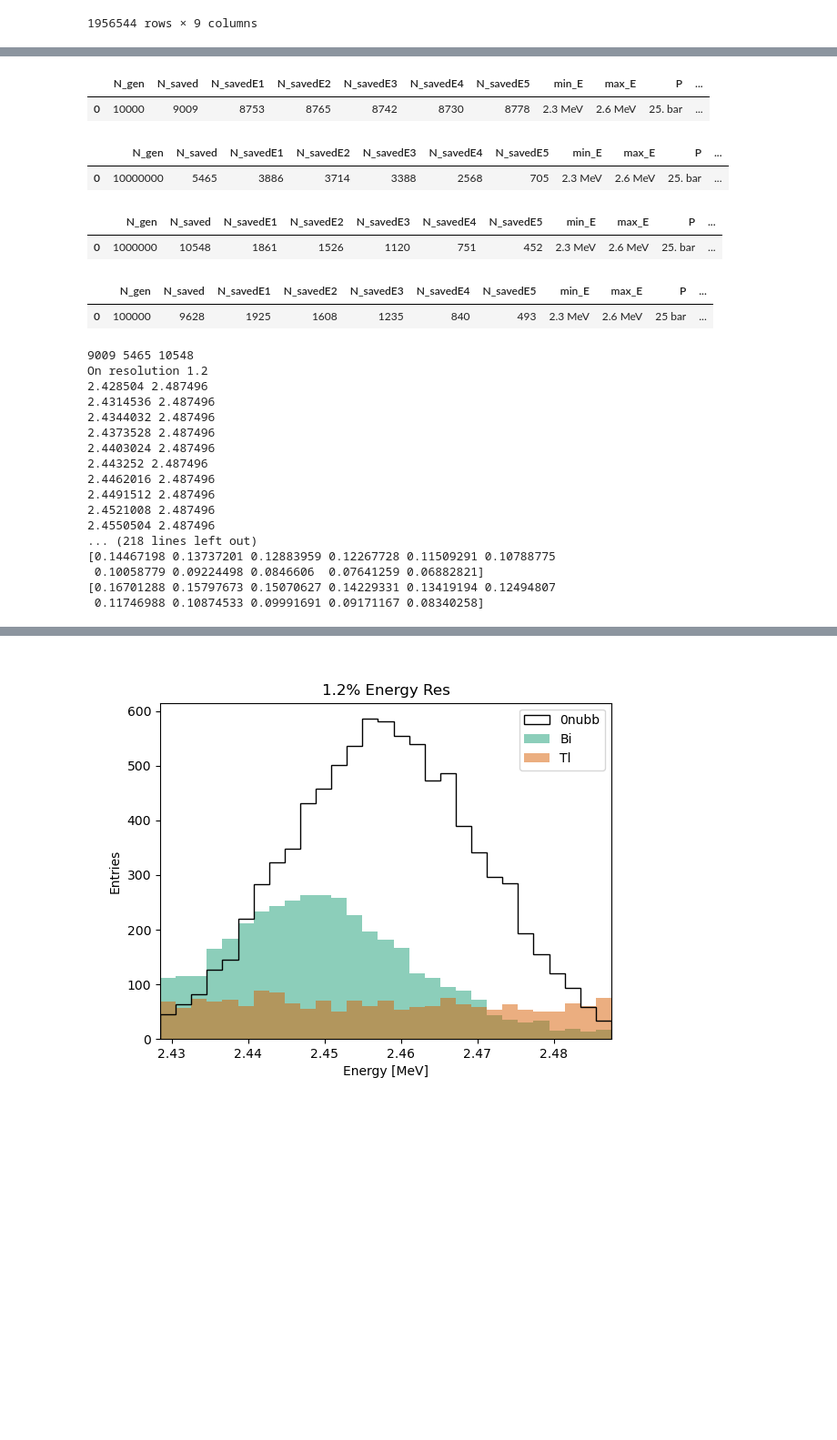
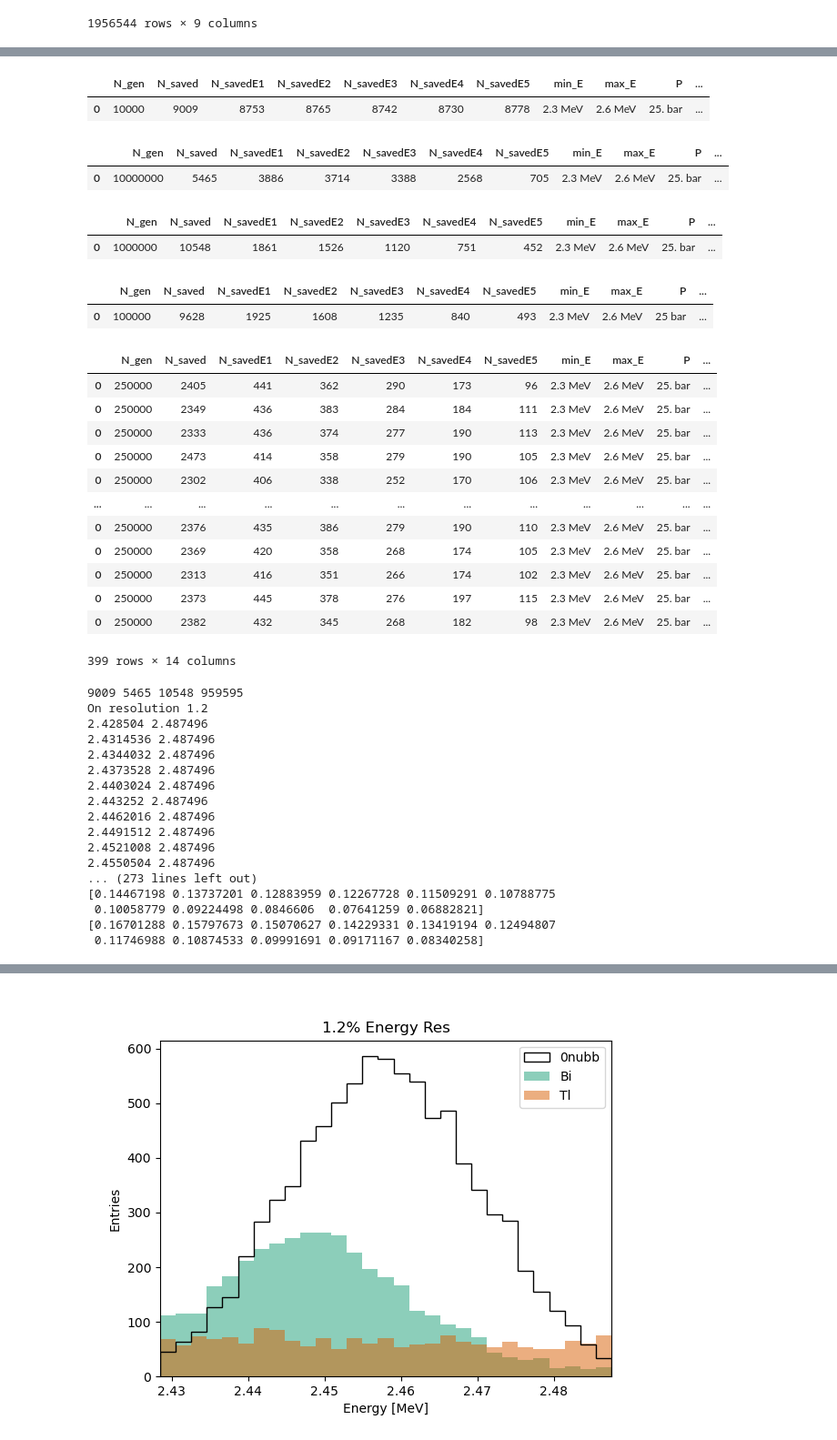
Before and after one commit to kvjmistry/ATPC, a Jupyter notebook: notebooks/SmearEnergy.ipynb, the cells around one changed output, grey strips where cells are left out. Shown at 91% size. Drawn from its saved outputs; the diff is of its cells as text; code cells hidden in the pictures; blank space fills up the shorter version.

```diff
--- a/notebooks/SmearEnergy.ipynb
+++ b/notebooks/SmearEnergy.ipynb
@@ -252,18 +252,21 @@ nubb_meta = pd.read_hdf("../data/Eres/ATPC_0nubb_Efilt.h5", "MC/meta")
 Bi_meta = pd.read_hdf("../data/Eres/ATPC_Bi_ion_Efilt.h5", "MC/meta")
 Tl_meta = pd.read_hdf("../data/Eres/ATPC_Tl_ion_Efilt.h5", "MC/meta")
 single_meta = pd.read_hdf("../data/Eres/ATPC_single_Efilt.h5", "MC/meta")
+radon_meta = pd.read_hdf("../data/Eres/ATPC_Bi_ion_cathode_Efilt.h5", "MC/meta")
 
 display(nubb_meta)
 display(Bi_meta)
 display(Tl_meta)
 display(single_meta)
+display(radon_meta)
 
 
 N_sig_win = int(nubb_meta.N_saved.iloc[0])
 N_Bi_win  = int(Bi_meta.N_saved.iloc[0])
 N_Tl_win  = int(Tl_meta.N_saved.iloc[0])
 N_single_win  = int(single_meta.N_saved.iloc[0])
-print(N_sig_win, N_Bi_win, N_Tl_win)
+N_radon_win  = int(radon_meta.N_saved.iloc[0])*399
+print(N_sig_win, N_Bi_win, N_Tl_win, N_radon_win)
 
 def LoadHits(file):
     hits1 = pd.read_hdf(f"../data/Eres/{file}", "MC/hits1")
@@ -309,56 +312,72 @@ nubb_hits   = LoadHits("ATPC_0nubb_Efilt.h5")
 Bi_hits = LoadHits("ATPC_Bi_ion_Efilt.h5")
 Tl_hits = LoadHits("ATPC_Tl_ion_Efilt.h5")
 single_hits = LoadHits("ATPC_single_Efilt.h5")
+radon_hits = LoadHits("ATPC_Bi_ion_cathode_Efilt.h5")
 
 Eres = [1.2, 1.0, 0.75, 0.5, 0.3]
 
 
 nubb_win = []
 Bi_win = []
 Tl_win = []
 single_win = []
+radon_win = []
 
 for index, res in enumerate(Eres):
     print("On resolution", res)
     # nubb_win.append(ApplyVariedEnergyThreshold(nubb_hits[index], res)/N_sig)
     # Bi_win.append  (0.37*ApplyVariedEnergyThreshold(Bi_hits[index], res)/N_Bi)
     # Tl_win.append  (0.37*ApplyVariedEnergyThreshold(Tl_hits[index], res)/N_Tl)
     nubb_win.append(ApplyVariedEnergyThreshold(nubb_hits[index], res)/N_sig_win)
     Bi_win.append  (ApplyVariedEnergyThreshold(Bi_hits[index], res)/N_Bi_win)
     Tl_win.append  (ApplyVariedEnergyThreshold(Tl_hits[index], res)/N_Tl_win)
     single_win.append  (ApplyVariedEnergyThreshold(single_hits[index], res)/N_single_win)
+    radon_win.append  (ApplyVariedEnergyThreshold(radon_hits[index], res)/N_radon_win)
 
 
 print(nubb_win[1])
 print(Bi_win[3])
 print(Tl_win[1])
 print(single_win[1])
 # %% [output]
 |  | N_gen | N_saved | N_savedE1 | N_savedE2 | N_savedE3 | N_savedE4 | N_savedE5 | min_E | max_E | P | ... |
 | 0 | 10000 | 9009 | 8753 | 8765 | 8742 | 8730 | 8778 | 2.3 MeV | 2.6 MeV | 25. bar | ... |
 |  | N_gen | N_saved | N_savedE1 | N_savedE2 | N_savedE3 | N_savedE4 | N_savedE5 | min_E | max_E | P | ... |
 | 0 | 10000000 | 5465 | 3886 | 3714 | 3388 | 2568 | 705 | 2.3 MeV | 2.6 MeV | 25. bar | ... |
 |  | N_gen | N_saved | N_savedE1 | N_savedE2 | N_savedE3 | N_savedE4 | N_savedE5 | min_E | max_E | P | ... |
 | 0 | 1000000 | 10548 | 1861 | 1526 | 1120 | 751 | 452 | 2.3 MeV | 2.6 MeV | 25. bar | ... |
 |  | N_gen | N_saved | N_savedE1 | N_savedE2 | N_savedE3 | N_savedE4 | N_savedE5 | min_E | max_E | P | ... |
 | 0 | 100000 | 9628 | 1925 | 1608 | 1235 | 840 | 493 | 2.3 MeV | 2.6 MeV | 25 bar | ... |
+|  | N_gen | N_saved | N_savedE1 | N_savedE2 | N_savedE3 | N_savedE4 | N_savedE5 | min_E | max_E | P | ... |
+| 0 | 250000 | 2405 | 441 | 362 | 290 | 173 | 96 | 2.3 MeV | 2.6 MeV | 25. bar | ... |
+| 0 | 250000 | 2349 | 436 | 383 | 284 | 184 | 111 | 2.3 MeV | 2.6 MeV | 25. bar | ... |
+| 0 | 250000 | 2333 | 436 | 374 | 277 | 190 | 113 | 2.3 MeV | 2.6 MeV | 25. bar | ... |
+| 0 | 250000 | 2473 | 414 | 358 | 279 | 190 | 105 | 2.3 MeV | 2.6 MeV | 25. bar | ... |
+| 0 | 250000 | 2302 | 406 | 338 | 252 | 170 | 106 | 2.3 MeV | 2.6 MeV | 25. bar | ... |
+| ... | ... | ... | ... | ... | ... | ... | ... | ... | ... | ... | ... |
+| 0 | 250000 | 2376 | 435 | 386 | 279 | 190 | 110 | 2.3 MeV | 2.6 MeV | 25. bar | ... |
+| 0 | 250000 | 2369 | 420 | 358 | 268 | 174 | 105 | 2.3 MeV | 2.6 MeV | 25. bar | ... |
+| 0 | 250000 | 2313 | 416 | 351 | 266 | 174 | 102 | 2.3 MeV | 2.6 MeV | 25. bar | ... |
+| 0 | 250000 | 2373 | 445 | 378 | 276 | 197 | 115 | 2.3 MeV | 2.6 MeV | 25. bar | ... |
+| 0 | 250000 | 2382 | 432 | 345 | 268 | 182 | 98 | 2.3 MeV | 2.6 MeV | 25. bar | ... |
-9009 5465 10548
-On resolution 1.2
-2.428504 2.487496
-2.4314536 2.487496
-2.4344032 2.487496
-2.4373528 2.487496
-2.4403024 2.487496
-2.443252 2.487496
-2.4462016 2.487496
-2.4491512 2.487496
-2.4521008 2.487496
-2.4550504 2.487496
-... (218 lines left out)
-[0.14467198 0.13737201 0.12883959 0.12267728 0.11509291 0.10788775
- 0.10058779 0.09224498 0.0846606  0.07641259 0.06882821]
-[0.16701288 0.15797673 0.15070627 0.14229331 0.13419194 0.12494807
- 0.11746988 0.10874533 0.09991691 0.09171167 0.08340258]
+399 rows × 14 columns
+9009 5465 10548 959595
+On resolution 1.2
+2.428504 2.487496
+2.4314536 2.487496
+2.4344032 2.487496
+2.4373528 2.487496
+2.4403024 2.487496
+2.443252 2.487496
+2.4462016 2.487496
+2.4491512 2.487496
+2.4521008 2.487496
+2.4550504 2.487496
+... (273 lines left out)
+[0.14467198 0.13737201 0.12883959 0.12267728 0.11509291 0.10788775
+ 0.10058779 0.09224498 0.0846606  0.07641259 0.06882821]
+[0.16701288 0.15797673 0.15070627 0.14229331 0.13419194 0.12494807
+ 0.11746988 0.10874533 0.09991691 0.09171167 0.08340258]
 # %%
 plt.rcParams["axes.prop_cycle"] = plt.cycler(color=plt.cm.Dark2.colors)
 fig, ax = plt.subplots(2, 2, figsize=(12, 10))
```
Also changed, not shown: parts of 6 cells of this notebook, 5 other files.
